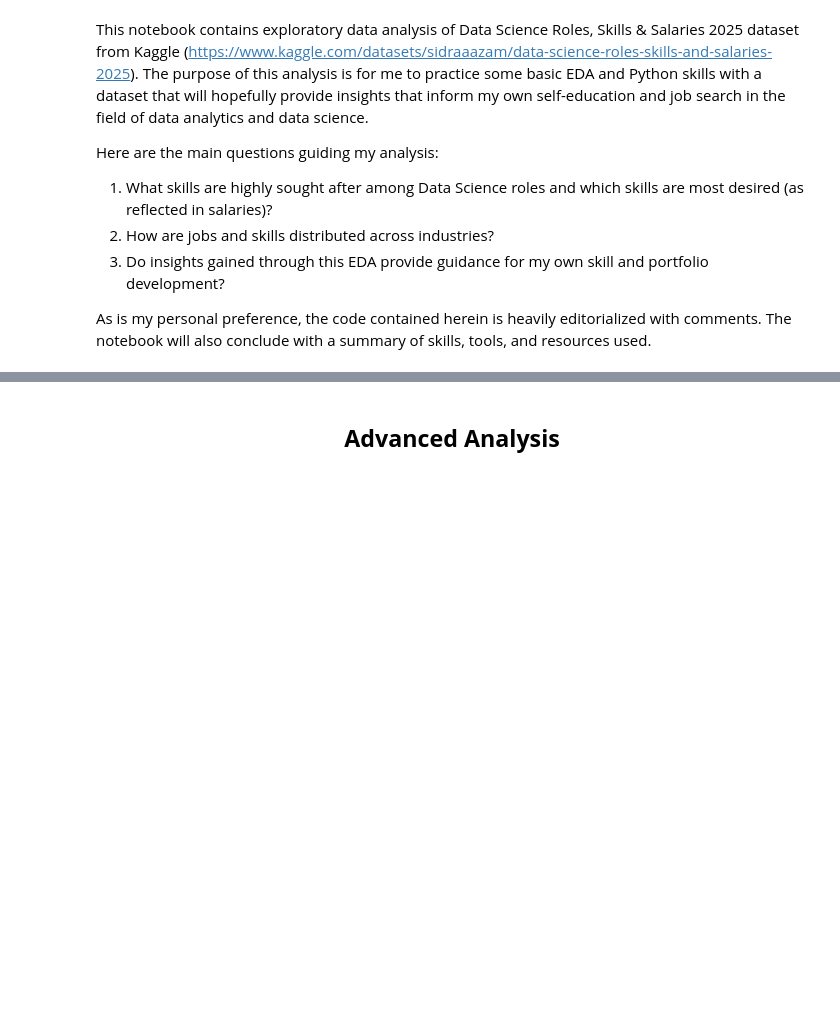
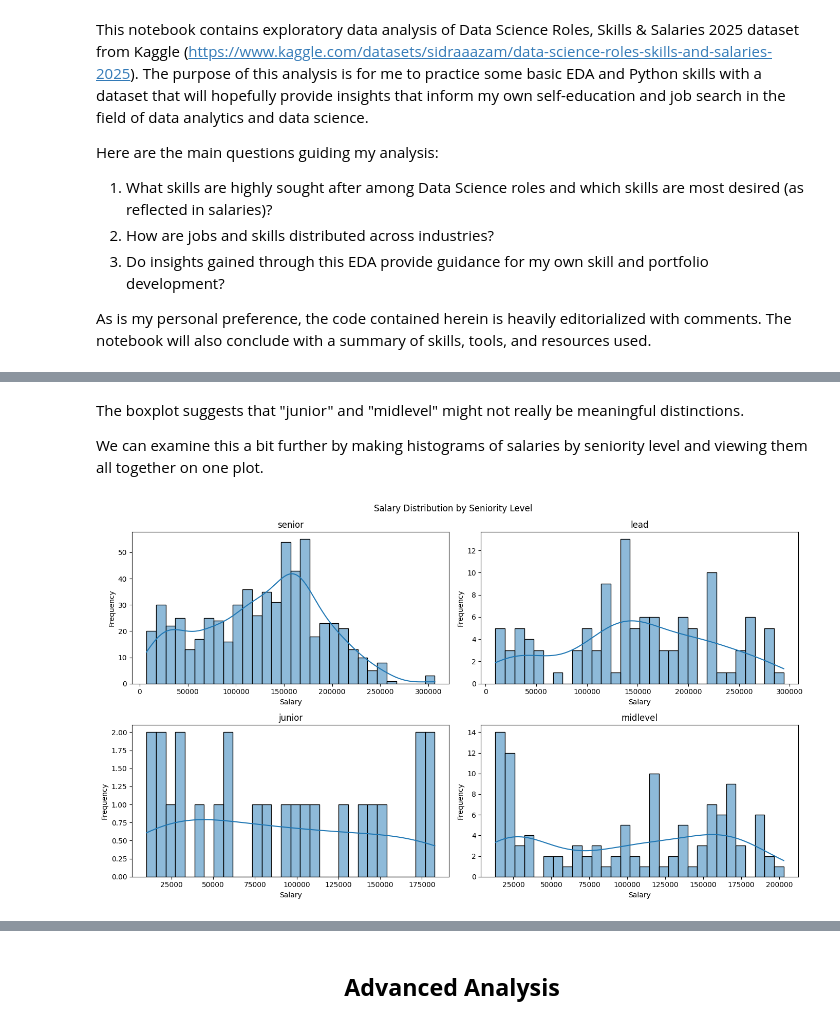
Before and after one commit to PirateWa1rus/PythonPractice, a Jupyter notebook: DSJobs/DSJobs_analysis.ipynb, the cells around one changed output, grey strips where cells are left out. Drawn from its saved outputs; the diff is of its cells as text; code cells hidden in the pictures; blank space fills up the shorter version.

```diff
--- a/DSJobs/DSJobs_analysis.ipynb
+++ b/DSJobs/DSJobs_analysis.ipynb
@@ -97,0 +134,19 @@ most_common_sr_skills = sr_skill_counter.most_common(25)
+# %% [markdown]
+The boxplot suggests that "junior" and "midlevel" might not really be meaningful distinctions.
+
+We can examine this a bit further by making histograms of salaries by seniority level and viewing them all together on one plot.
+# %%
+experience_levels = df_filtered['seniority_level'].dropna().unique()
+fig, axes = plt.subplots(nrows=2, ncols=2, figsize=(14, 8), sharey=False)
+axes = axes.flatten()
+for ax, level in zip(axes, experience_levels):
+    sns.histplot(data=df_filtered[df_filtered['seniority_level'] == level], x='Cleaned_Salary', bins=30, kde=True, ax=ax)
+    ax.set_title(level)
+    ax.set_xlabel('Salary')
+    ax.set_ylabel('Frequency')
+
+plt.suptitle('Salary Distribution by Seniority Level')
+plt.tight_layout()
+plt.show()
+# %% [output]
+[figure, added]
```
Also changed, not shown: parts of 47 cells of this notebook.
